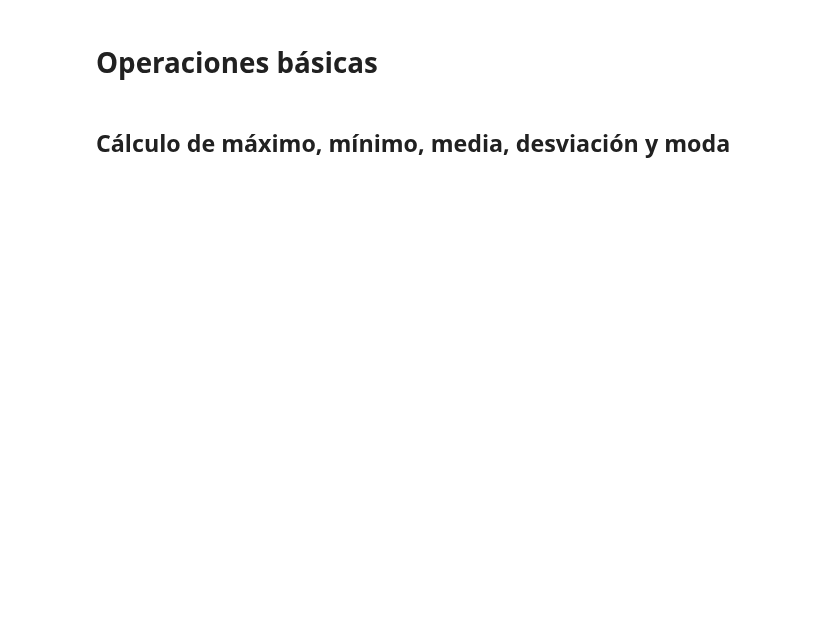
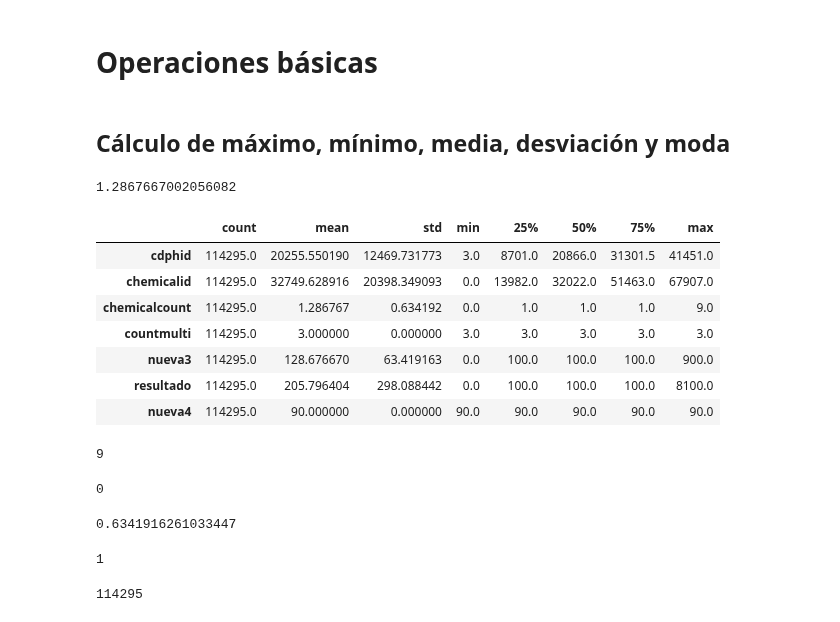
Before and after one commit to Ironhack-Data-Madrid-PartTime-May22/apuntes_clases, a Jupyter notebook: semana-04/4.1-Intro_Pandas.ipynb, the cells around one changed output. Cells and saved outputs as stored; diff of their text form; code cells hidden in the pictures; blank space fills up the shorter version.

```diff
--- a/semana-04/4.1-Intro_Pandas.ipynb
+++ b/semana-04/4.1-Intro_Pandas.ipynb
@@ -1045,0 +1246,4 @@ Para usar este método deberemos usar listas
+# %%
+minuscula = [i.lower() for i in df_limpio.columns]
+# %%
+df_limpio.columns = minuscula
@@ -1058,0 +1347,2 @@ Para usar este método deberemos usar listas
+# %%
+df_limpio.set_index('casid', inplace=True)
@@ -1060,0 +1379,4 @@ Para usar este método deberemos usar listas
+# %%
+df_limpio.reset_index(drop=True, inplace=True)
+
+df_limpio.head()
@@ -1062,3 +1391,48 @@ Para usar este método deberemos usar listas
 # Operaciones básicas
 # %% [markdown]
 ## Cálculo de máximo, mínimo, media, desviación y moda
+# %%
+# Cálculo de la media
+
+df_limpio["chemicalcount"].mean()
+# %% [output]
+1.2867667002056082
+# %%
+df_limpio.describe().T
+# %% [output]
+|  | count | mean | std | min | 25% | 50% | 75% | max |
+| cdphid | 114295.0 | 20255.550190 | 12469.731773 | 3.0 | 8701.0 | 20866.0 | 31301.5 | 41451.0 |
+| chemicalid | 114295.0 | 32749.628916 | 20398.349093 | 0.0 | 13982.0 | 32022.0 | 51463.0 | 67907.0 |
+| chemicalcount | 114295.0 | 1.286767 | 0.634192 | 0.0 | 1.0 | 1.0 | 1.0 | 9.0 |
+| countmulti | 114295.0 | 3.000000 | 0.000000 | 3.0 | 3.0 | 3.0 | 3.0 | 3.0 |
+| nueva3 | 114295.0 | 128.676670 | 63.419163 | 0.0 | 100.0 | 100.0 | 100.0 | 900.0 |
+| resultado | 114295.0 | 205.796404 | 298.088442 | 0.0 | 100.0 | 100.0 | 100.0 | 8100.0 |
+| nueva4 | 114295.0 | 90.000000 | 0.000000 | 90.0 | 90.0 | 90.0 | 90.0 | 90.0 |
+# %%
+# Cálculo del valor máximo
+
+df_limpio["chemicalcount"].max()
+# %% [output]
+9
+# %%
+# Cálculo del valor mínimo de la columna
+
+df_limpio["chemicalcount"].min()
+# %% [output]
+0
+# %%
+# Cálculo de la desviación estándar
+
+df_limpio["chemicalcount"].std()
+# %% [output]
+0.6341916261033447
+# %%
+# Cálculo de la moda de la columna
+
+df_limpio["chemicalcount"].mode()[0]
+# %% [output]
+1
+# %%
+df_limpio["chemicalcount"].count()
+# %% [output]
+114295
```
Also changed, not shown: parts of 57 cells of this notebook.
